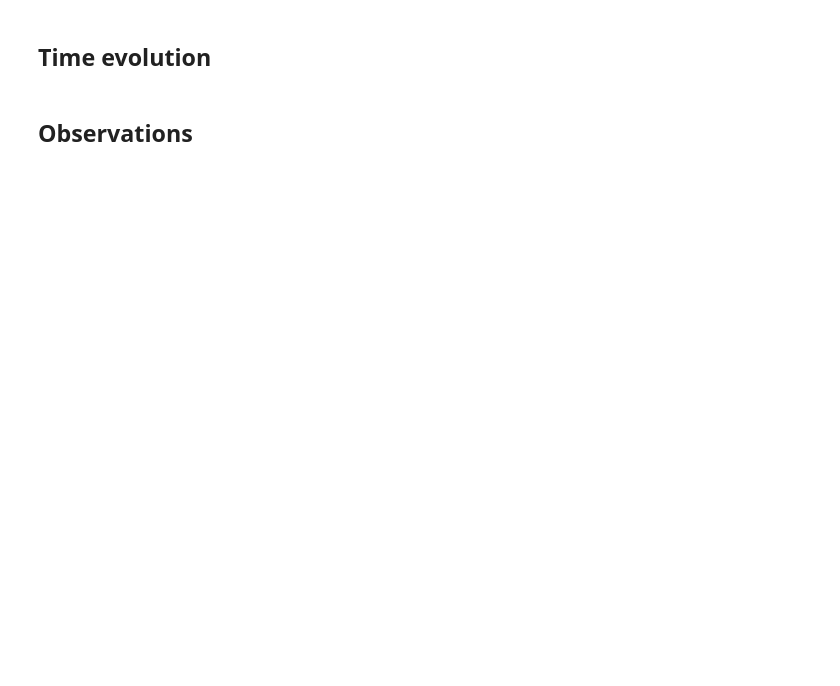
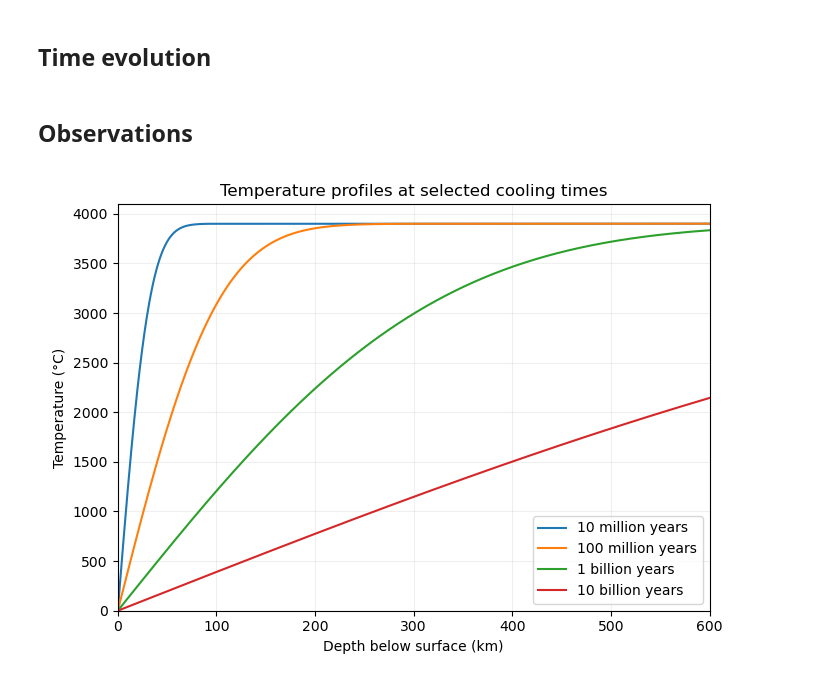
Before and after one commit to heli-belii/computational-projects, a Jupyter notebook: molten-earth-model/molten-earth-model.ipynb, the cells around one changed output. Saved outputs shown, nothing was run; the diff lists cells and outputs as text; code cells hidden in the pictures; blank space fills up the shorter version.

Commit message:
Update molten-earth-model.ipynb
Added comparisons between different final times

```diff
--- a/molten-earth-model/molten-earth-model.ipynb
+++ b/molten-earth-model/molten-earth-model.ipynb
@@ -257,3 +257,34 @@ for frame, t in enumerate(ts):
         time.sleep(max(0, 1 / fps - (time.perf_counter() - frame_started)))
 # %% [markdown]
 ## Observations
+# %%
+# Compare cooling profiles using the same temperature formula and depth axis.
+observation_times = [
+    (10_000_000, "10 million years"),
+    (100_000_000, "100 million years"),
+    (1_000_000_000, "1 billion years"),
+    (10_000_000_000, "10 billion years"),
+]
+seconds_per_year = 365.25 * 24 * 60 * 60
+
+if "fig_observations" in globals():
+    plt.close(fig_observations)
+fig_observations, ax_observations = plt.subplots(figsize=(7, 5))
+for years, label in observation_times:
+    t = years * seconds_per_year
+    T = -T_m * scipy.special.erf(z / (2 * np.sqrt(D_T * t)))
+    ax_observations.plot(depth_km, T, label=label)
+
+ax_observations.set(
+    xlim=(0, depth_km.max()),
+    ylim=(0, T_m * 1.05),
+    xlabel="Depth below surface (km)",
+    ylabel="Temperature (°C)",
+    title="Temperature profiles at selected cooling times",
+)
+ax_observations.grid(alpha=0.2)
+ax_observations.legend()
+fig_observations.tight_layout()
+plt.show()
+# %% [output]
+[figure, added]
```
Also changed, not shown: parts of 1 cell of this notebook.
